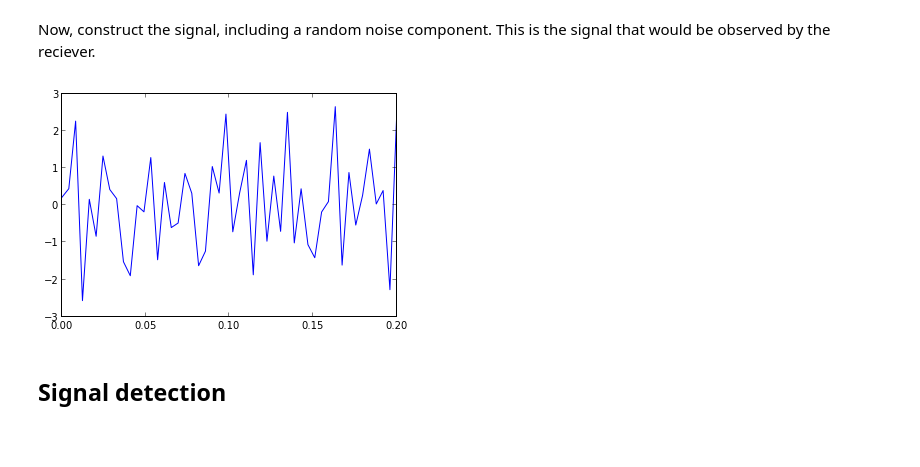
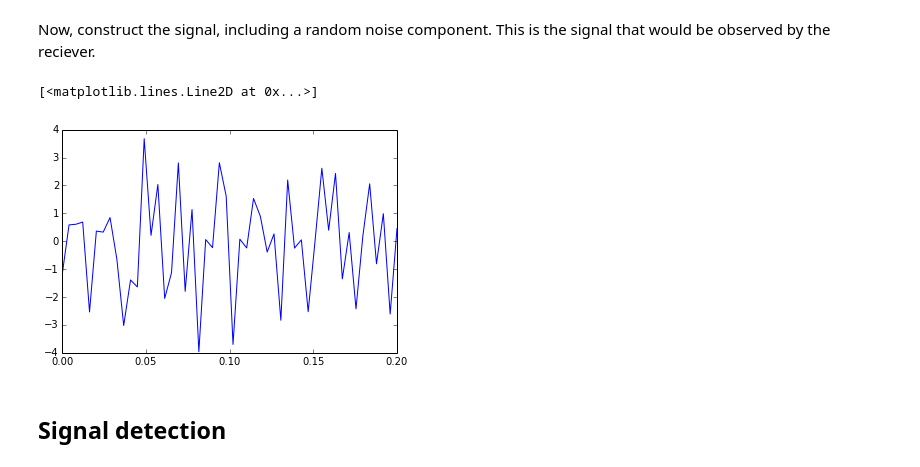
Before and after one commit to tomwhipple/tomwhipple.github.com, a Jupyter notebook: projects/explorations/basic-signal-processing-example.ipynb, the cells around one changed output. Drawn from its saved outputs; the diff is of its cells as text; code cells hidden in the pictures; blank space fills up the shorter version.

```diff
--- a/projects/explorations/basic-signal-processing-example.ipynb
+++ b/projects/explorations/basic-signal-processing-example.ipynb
@@ -26,7 +27,7 @@ t_max = .2
 # %% [markdown]
 Values of `t` are then spaced at interval `1/F_samp`.
 # %%
-t = matrix(linspace(0, t_max, num=F_samp*t_max))
+t = np.matrix(np.linspace(0, t_max, num=F_samp*t_max))
 # %% [markdown]
 Set the amplitude (`A`) and frequecny (`W`) of our example signals.
 # %%
@@ -36,9 +37,11 @@ W = matrix("[45 136]")
 Now, construct the signal, including a random noise component. This is the signal that would be observed by the reciever.
 # %%
 sig = A * sin(2*pi*W.T*t) + matrix(random.normal(size=t.shape))
-plot(t.T, sig.T);
-# %% [output]
-[figure, removed]
+# %%
+plot(np.squeeze(t.A),np.squeeze(sig.A))
+# %% [output]
+[<matplotlib.lines.Line2D at 0x...>]
+[figure, added]
 # %% [markdown]
 Signal detection
 ----------------
```
Also changed, not shown: parts of 20 cells of this notebook, 18 other files.
